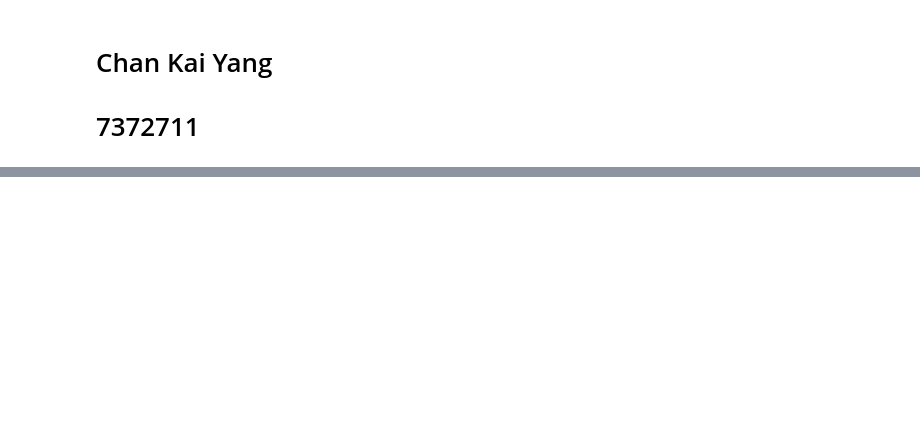
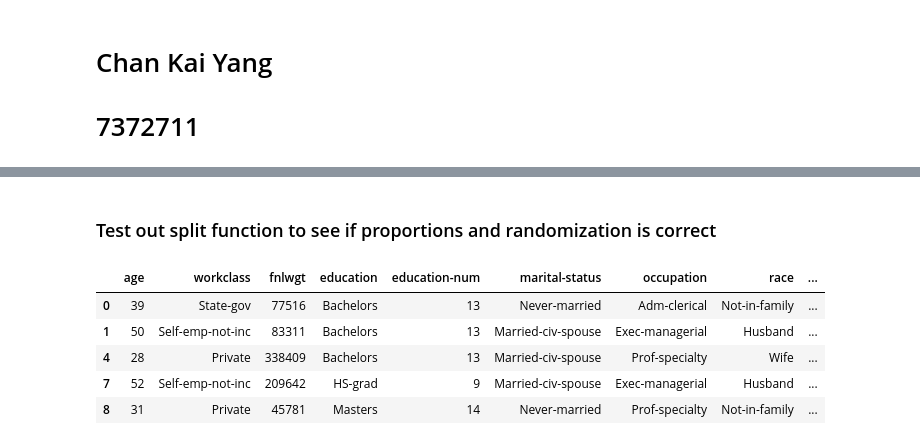
Before and after one commit to KkyKai/DT-Classifier-to-predict-Income-Class, a Jupyter notebook: 7372711_task2.ipynb, the cells around one changed output, grey strips where cells are left out. Cells and saved outputs as stored; diff of their text form; code cells hidden in the pictures; blank space fills up the shorter version.

```diff
--- a/7372711_task2.ipynb
+++ b/7372711_task2.ipynb
@@ -413,0 +155,41 @@ After fine-tuning, the loss value is lower, hence a smaller mean squared error,
+# %%
+# Split a dataset into a train and test set
+def train_test_split(dataset, test_size):
+    if isinstance(test_size,float):
+        #calculate the number of rows for test set based on test size
+        test_size = round(test_size * len(dataset))
+
+    #All rows in df to list
+    indices = dataset.index.tolist()
+
+    # A random sample of rows added to the test set based on test_size.
+    test_indices = random.sample(population=indices, k=test_size)
+
+    #update indices list
+    indices = [ele for ele in indices if ele not in test_indices]
+
+    #access rows with test_indices
+    test = dataset.loc[test_indices]
+
+    #Access rows without test_indices
+    train = dataset.drop(test_indices)
+
+    return train, test
+# %% [markdown]
+### Test out split function to see if proportions and randomization is correct
+# %%
+#rows of test_df should be different from those in train_df
+#40% as test data, 60% as training data
+random.seed(42)
+train_df, test_df =  train_test_split(df_copy, test_size=0.4)
+# %%
+train_df.head()
+
+#row 0, 1, 4, 7, 8
+# %% [output]
+|  | age | workclass | fnlwgt | education | education-num | marital-status | occupation | race | ... |
+| 0 | 39 | State-gov | 77516 | Bachelors | 13 | Never-married | Adm-clerical | Not-in-family | ... |
+| 1 | 50 | Self-emp-not-inc | 83311 | Bachelors | 13 | Married-civ-spouse | Exec-managerial | Husband | ... |
+| 4 | 28 | Private | 338409 | Bachelors | 13 | Married-civ-spouse | Prof-specialty | Wife | ... |
+| 7 | 52 | Self-emp-not-inc | 209642 | HS-grad | 9 | Married-civ-spouse | Exec-managerial | Husband | ... |
+| 8 | 31 | Private | 45781 | Masters | 14 | Never-married | Prof-specialty | Not-in-family | ... |
```
Also changed, not shown: parts of 120 cells of this notebook.
